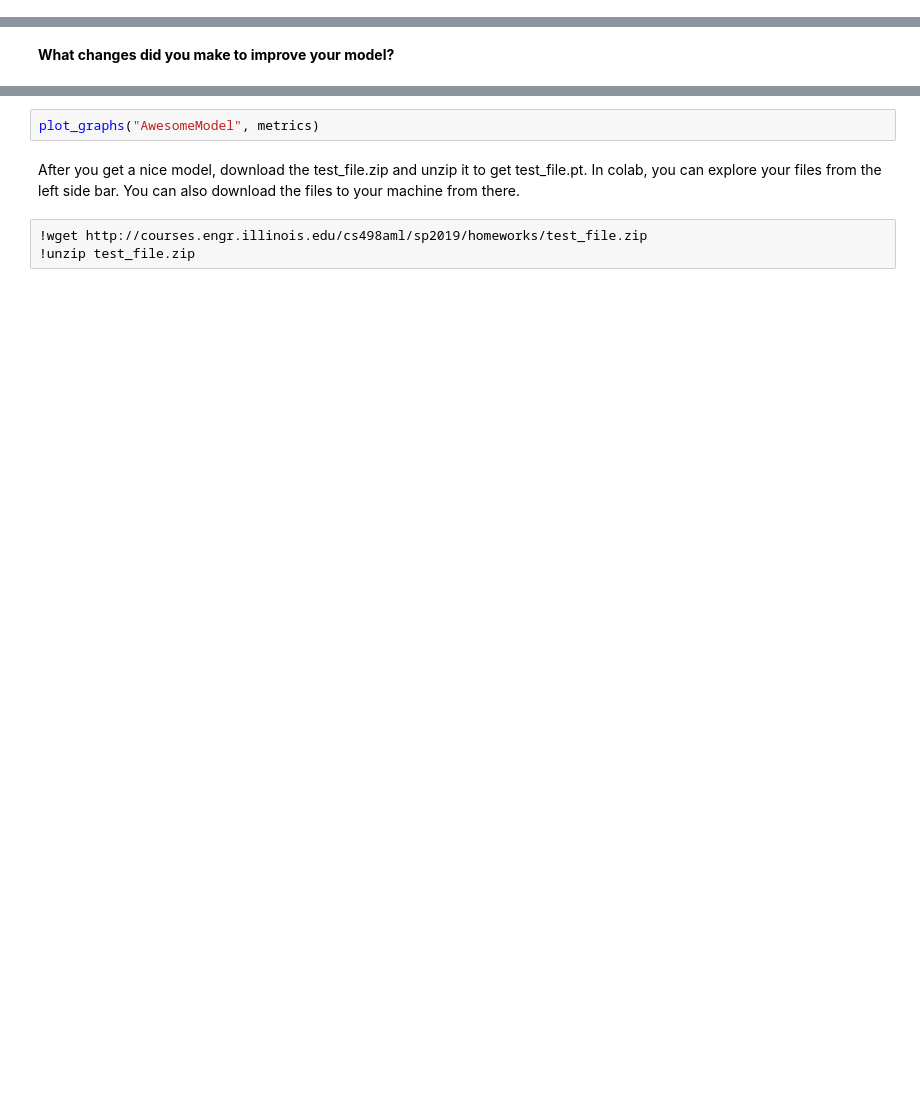
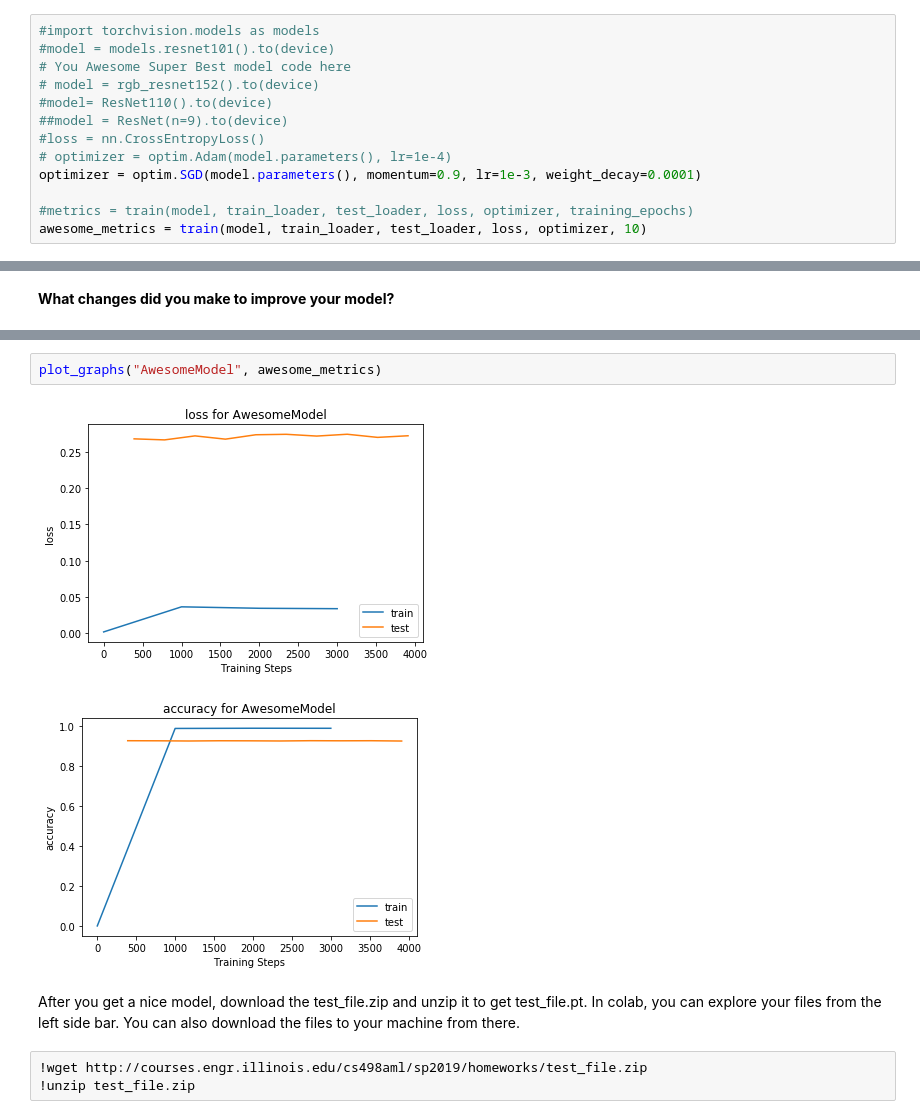
Before and after one commit to jeverton/pytorch-CIFAR10, a Jupyter notebook: AML_HW10.ipynb, the cells around one changed output, grey strips where cells are left out. Cells and saved outputs as stored; diff of their text form; blank space fills up the shorter version.

```diff
--- a/AML_HW10.ipynb
+++ b/AML_HW10.ipynb
@@ -337,0 +468,13 @@ You can steal model structures found on the internet if you want.  The only cons
+# %%
+#import torchvision.models as models
+#model = models.resnet101().to(device)
+# You Awesome Super Best model code here
+# model = rgb_resnet152().to(device)
+#model= ResNet110().to(device)
+##model = ResNet(n=9).to(device)
+#loss = nn.CrossEntropyLoss()
+# optimizer = optim.Adam(model.parameters(), lr=1e-4)
+optimizer = optim.SGD(model.parameters(), momentum=0.9, lr=1e-3, weight_decay=0.0001)
+
+#metrics = train(model, train_loader, test_loader, loss, optimizer, training_epochs)
+awesome_metrics = train(model, train_loader, test_loader, loss, optimizer, 10)
@@ -340,5 +529,8 @@ You can steal model structures found on the internet if you want.  The only cons
 # %%
-plot_graphs("AwesomeModel", metrics)
+plot_graphs("AwesomeModel", awesome_metrics)
+# %% [output]
+[figure, added]
+[figure, added]
 # %% [markdown]
 After you get a nice model, download the test_file.zip and unzip it to get test_file.pt. In colab, you can explore your files from the left side bar. You can also download the files to your machine from there.
 # %%
```
Also changed, not shown: parts of 14 cells of this notebook.
